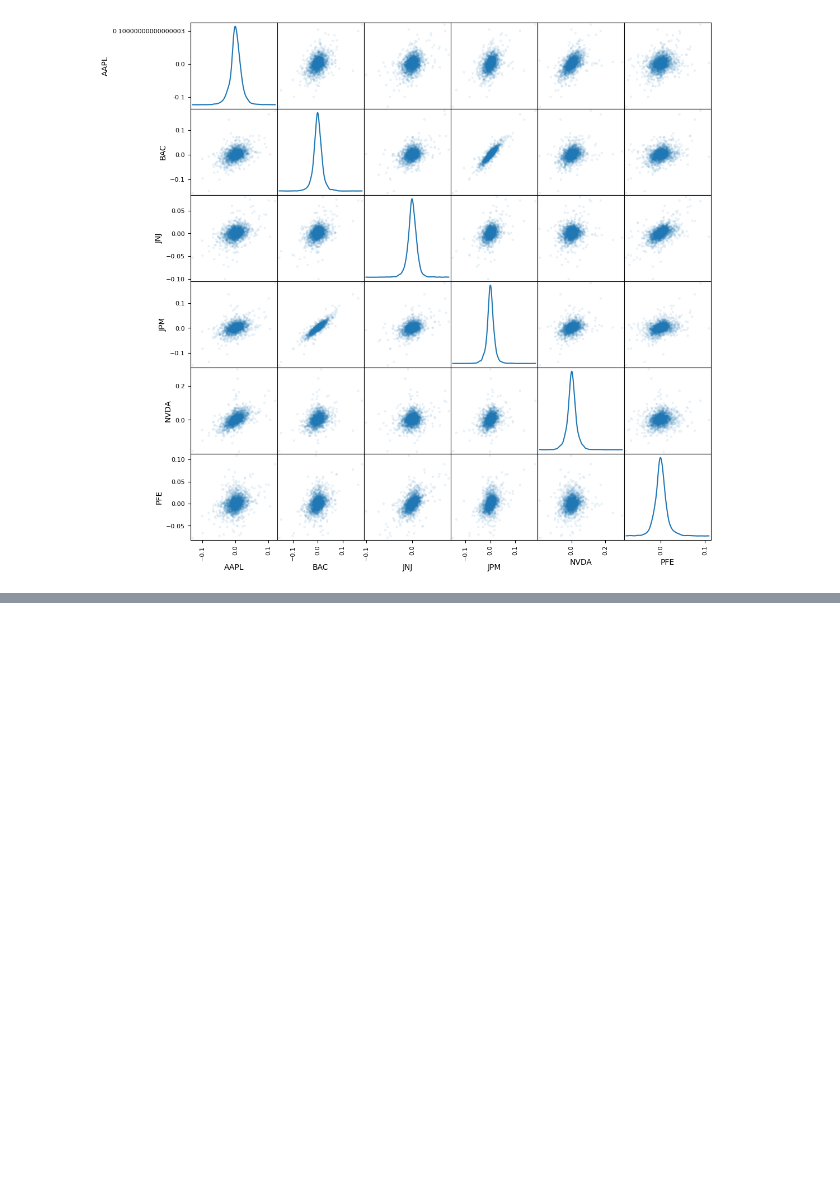
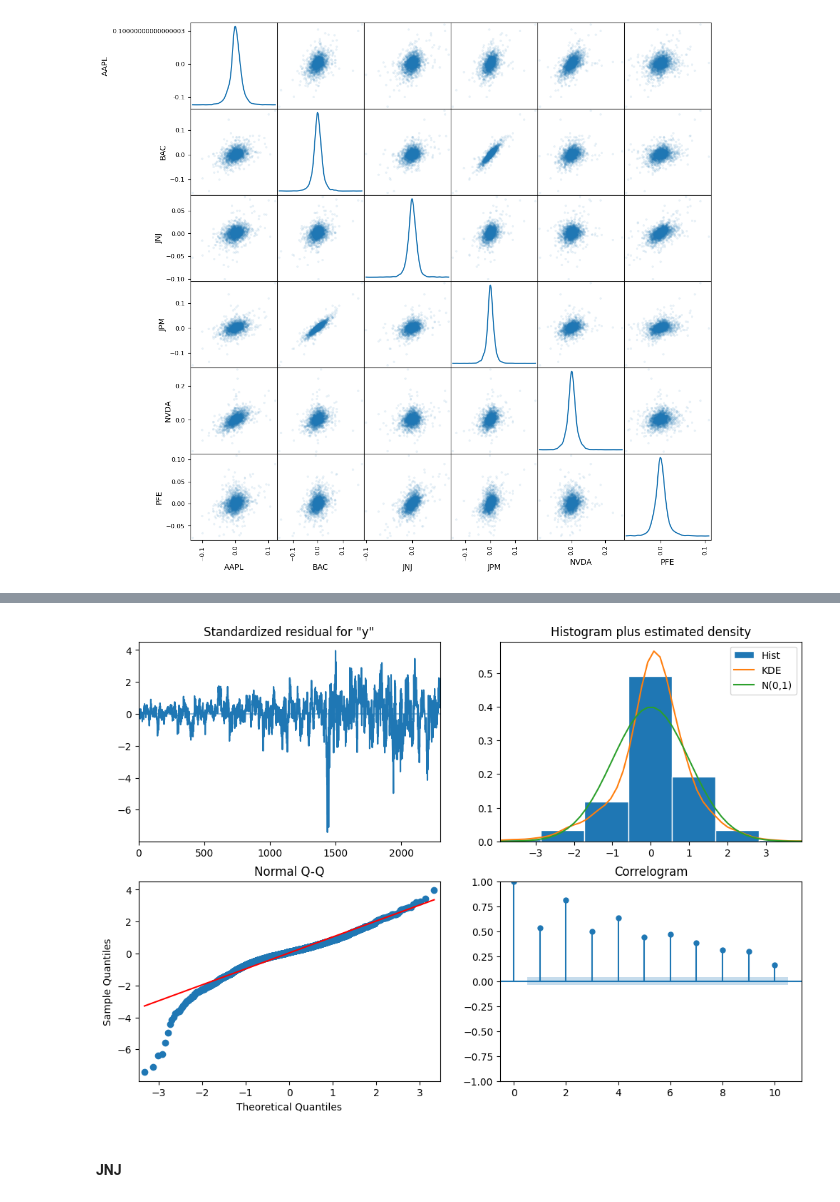
Before and after one commit to PaoloCisly/progetto_bisf, a Jupyter notebook: progetto.ipynb, the cells around one changed output, grey strips where cells are left out. Saved outputs shown, nothing was run; the diff lists cells and outputs as text; code cells hidden in the pictures; blank space fills up the shorter version.

```diff
--- a/progetto.ipynb
+++ b/progetto.ipynb
@@ -441,0 +668,6 @@ _ = pd.plotting.scatter_matrix(daily_pct_change, diagonal='kde', alpha=0.1, figs
+# %%
+models['BAC'].plot_diagnostics(figsize=(12,8));
+# %% [output]
+[figure, added]
+# %% [markdown]
+#### JNJ
```
Also changed, not shown: parts of 60 cells of this notebook, 21 other files.
